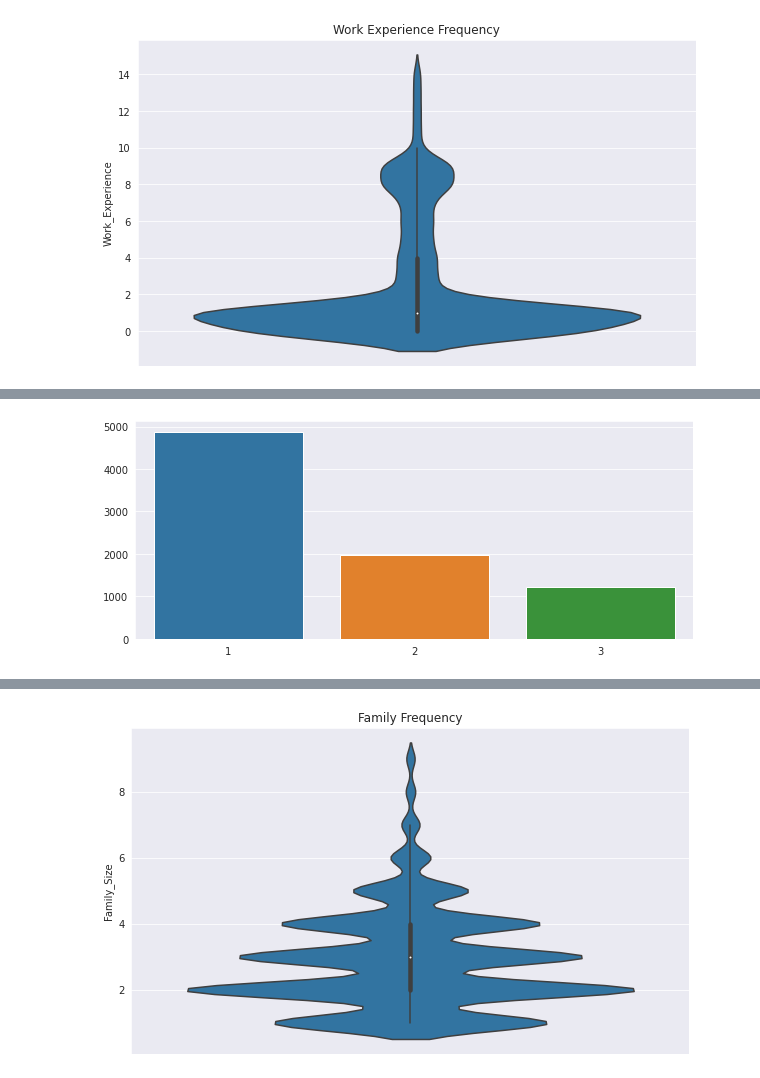
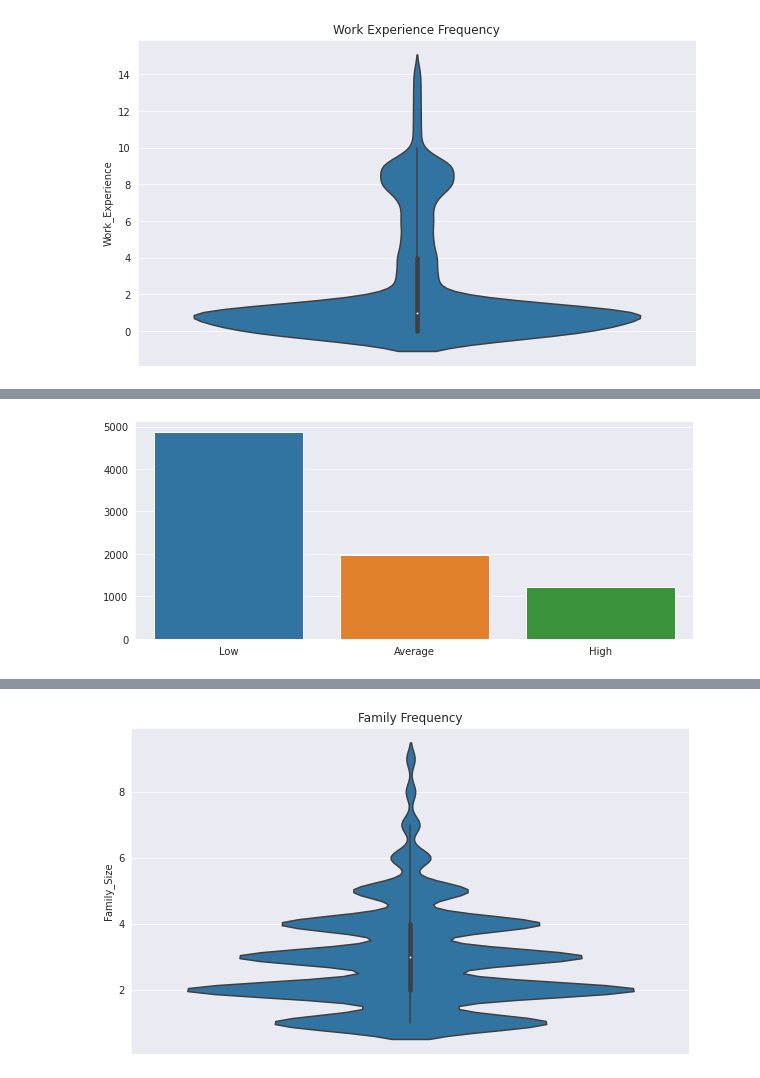
Before and after one commit to TracyRenee61/Customer-Segmentation, a Jupyter notebook: Customer_Segmentation_XGBoost.ipynb, the cells around one changed output, grey strips where cells are left out. Saved outputs shown, nothing was run; the diff lists cells and outputs as text; code cells hidden in the pictures.

```diff
--- a/Customer_Segmentation_XGBoost.ipynb
+++ b/Customer_Segmentation_XGBoost.ipynb
@@ -414,4 +373,0 @@ test['Work_Range'] = pd.cut(test['Work_Experience'], bins1, labels=names1)
-# %%
-work_range1={'0-4':1, '5-9':2, '10-13': 3, '14+':4}
-train.Work_Range=train.Work_Range.map(work_range1)
-test.Work_Range=test.Work_Range.map(work_range1)
@@ -422,3 +373,0 @@ train.Work_Range.isnull().sum(), test.Work_Range.isnull().sum()
-# %%
-train['Work_Range'] = train['Work_Range'].fillna(train['Work_Range'].mode()[0])
-test['Work_Range'] = test['Work_Range'].fillna(test['Work_Range'].mode()[0])
@@ -441,0 +374,3 @@ test.drop('Work_Experience', axis=1)
+# %%
+train.Work_Experience=le.fit_transform(train.Work_Experience)
+test.Work_Experience=le.fit_transform(test.Work_Experience)
@@ -450,12 +405,8 @@ spend
-# %%
-spend1={'Low':1, 'Average':2, 'High': 3}
-train.Spending_Score=train.Spending_Score.map(spend1)
-test.Spending_Score=test.Spending_Score.map(spend1)
 # %%
-ss = train.Spending_Score.value_counts()
+score = train.Spending_Score.value_counts()
 sns.set_style("darkgrid")
 plt.figure(figsize=(10,4))
-sns.barplot(x=ss.index, y=ss.values)
+sns.barplot(x=score.index, y=score.values)
 plt.show()
 # %% [output]
-[figure, old version]
+[figure, new version]
```
Also changed, not shown: parts of 73 cells of this notebook.
